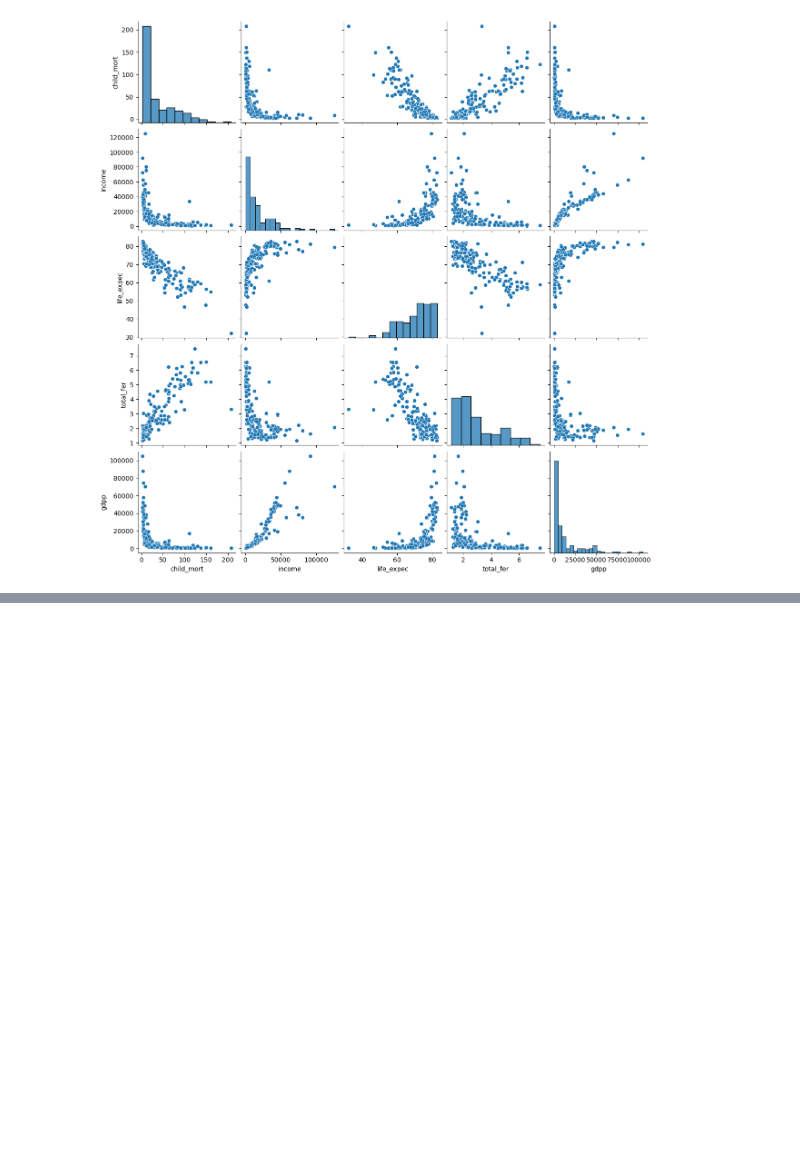
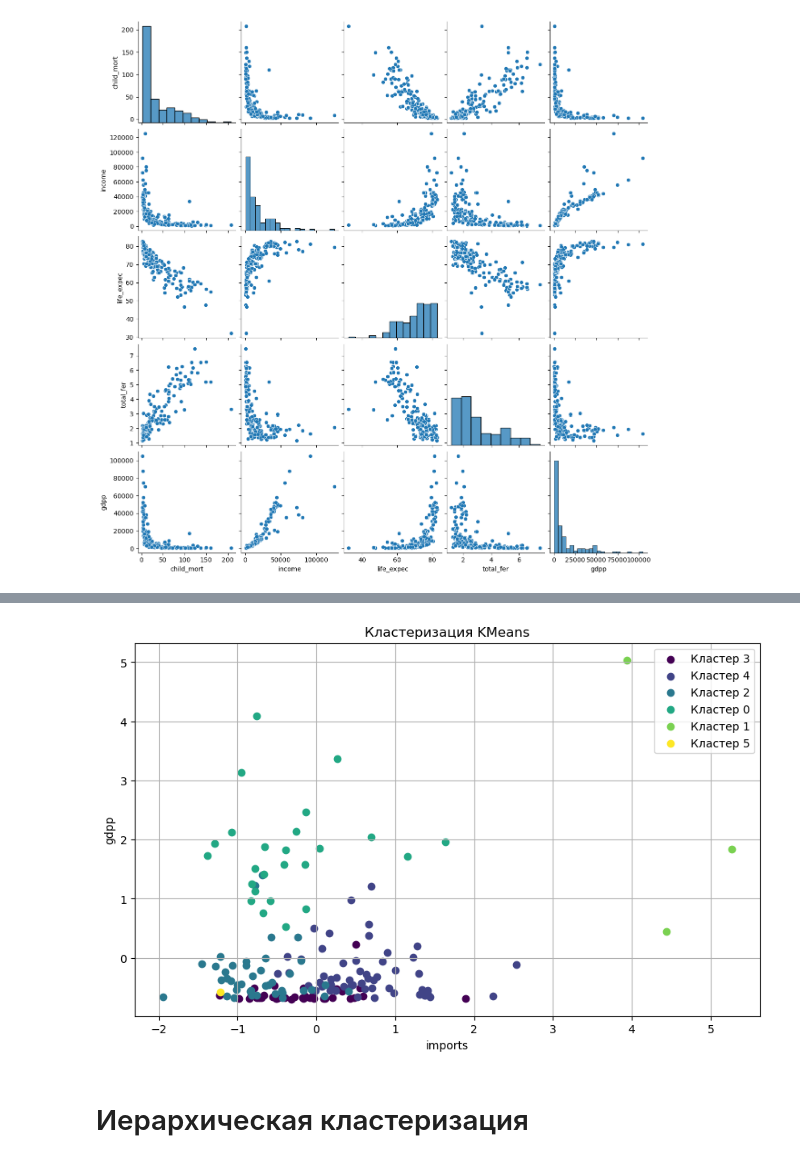
Before and after one commit to EugeneSt27/Machine-learning, a Jupyter notebook: Lab4/Lab4.ipynb, the cells around one changed output, grey strips where cells are left out. Saved outputs shown, nothing was run; the diff lists cells and outputs as text; code cells hidden in the pictures; blank space fills up the shorter version.

```diff
--- a/Lab4/Lab4.ipynb
+++ b/Lab4/Lab4.ipynb
@@ -115,0 +200,4 @@ sns.pairplot(df[corr_features])
+# %%
+model = KMeans(n_clusters = 6, init = 'k-means++', max_iter = 300, n_init = 10, random_state = 42)
+y_pred = model.fit_predict(df_cluster[metric])
+df_cluster['cluster_kmeans'] = y_pred
@@ -115,0 +254,19 @@ sns.pairplot(df[corr_features])
+# %%
+feature1 = df_cluster.columns[2]
+feature2 = df_cluster.columns[4]
+clusters = df_cluster['cluster_kmeans'].unique()
+coors = plt.cm.viridis(np.linspace(0, 1, len(clusters)))  # Генерация цветовой палитры
+plt.figure(figsize=(10, 6))
+for i, cluster in enumerate(clusters):
+    cluster_data = df_cluster[df_cluster['cluster_kmeans'] == cluster]
+    plt.scatter(cluster_data[feature1], cluster_data[feature2], color=colors[i], label=f'Кластер {cluster}')
+plt.title('Кластеризация KMeans')
+plt.xlabel(feature1)
+plt.ylabel(feature2)
+plt.legend()
+plt.grid(True)
+plt.show()
+# %% [output]
+[figure, added]
+# %% [markdown]
+# Иерархическая кластеризация
```
Also changed, not shown: parts of 40 cells of this notebook.
